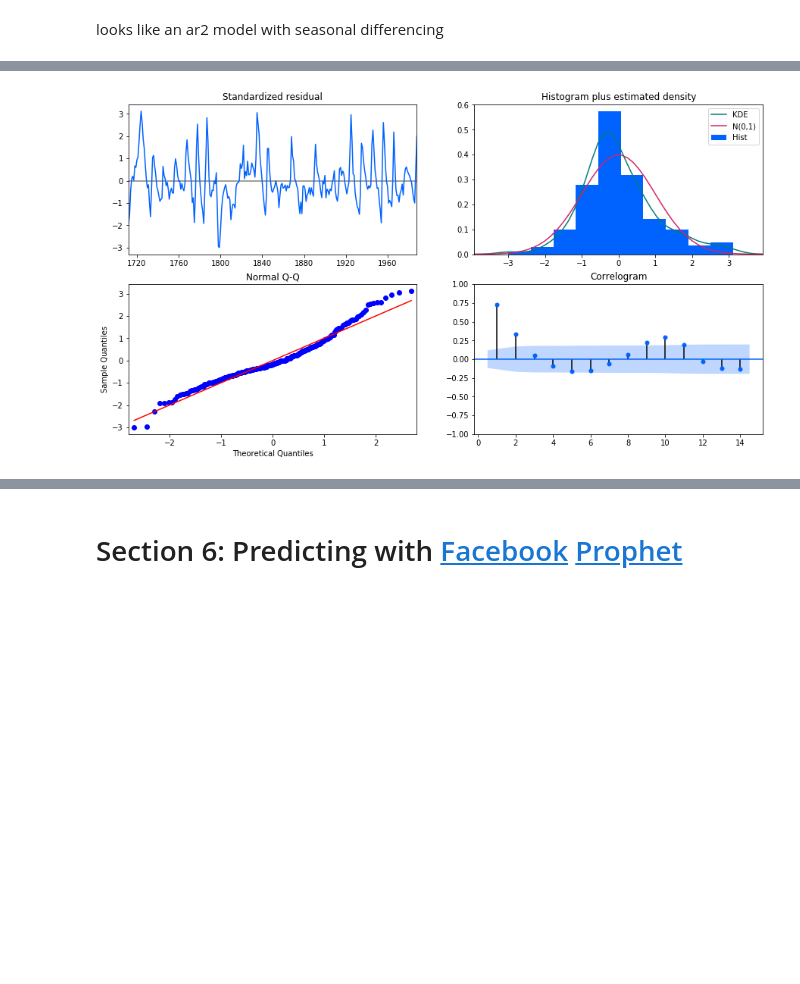
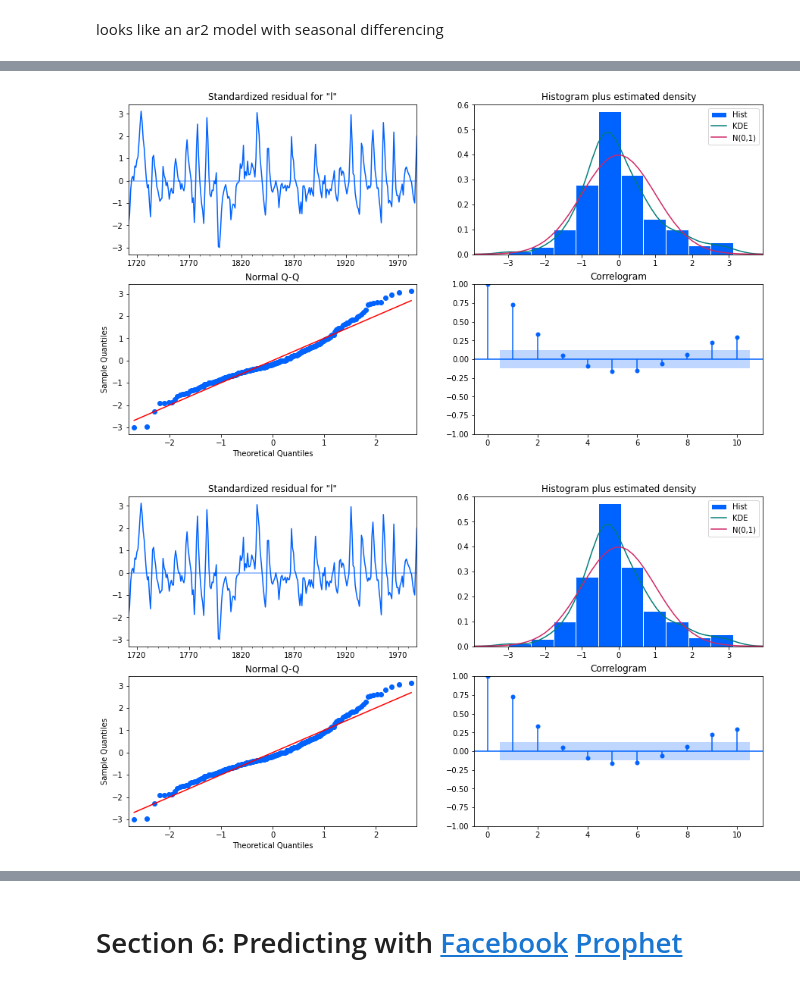
Before and after one commit to Hrithik2212/IBM-Specialized-Models-Time-Series-and-Survival-Analysis, a Jupyter notebook: Week 3/06f_DEMO_SARIMA_Prophet.ipynb, the cells around one changed output, grey strips where cells are left out. Saved outputs shown, nothing was run; the diff lists cells and outputs as text; code cells hidden in the pictures; blank space fills up the shorter version.

```diff
--- a/Week 3/06f_DEMO_SARIMA_Prophet.ipynb
+++ b/Week 3/06f_DEMO_SARIMA_Prophet.ipynb
@@ -928,7 +982,8 @@ sm.tsa.graphics.plot_pacf(sar3.resid[sar3.loglikelihood_burn:]);
 # %%
-sar3.plot_diagnostics(figsize = (15,8),lags = range(1,15));
+sar3.plot_diagnostics(figsize = (15,8))#,lags = range(1,15));
 # %% [output]
-[figure, old version]
+[figure, new version]
+[figure, added]
 # %%
 auto_model = pm.auto_arima(data.log_ss, start_p=0, start_q=0,
                            max_p=3, max_q=3, m=11,
```
Also changed, not shown: parts of 62 cells of this notebook, 6 other files.
